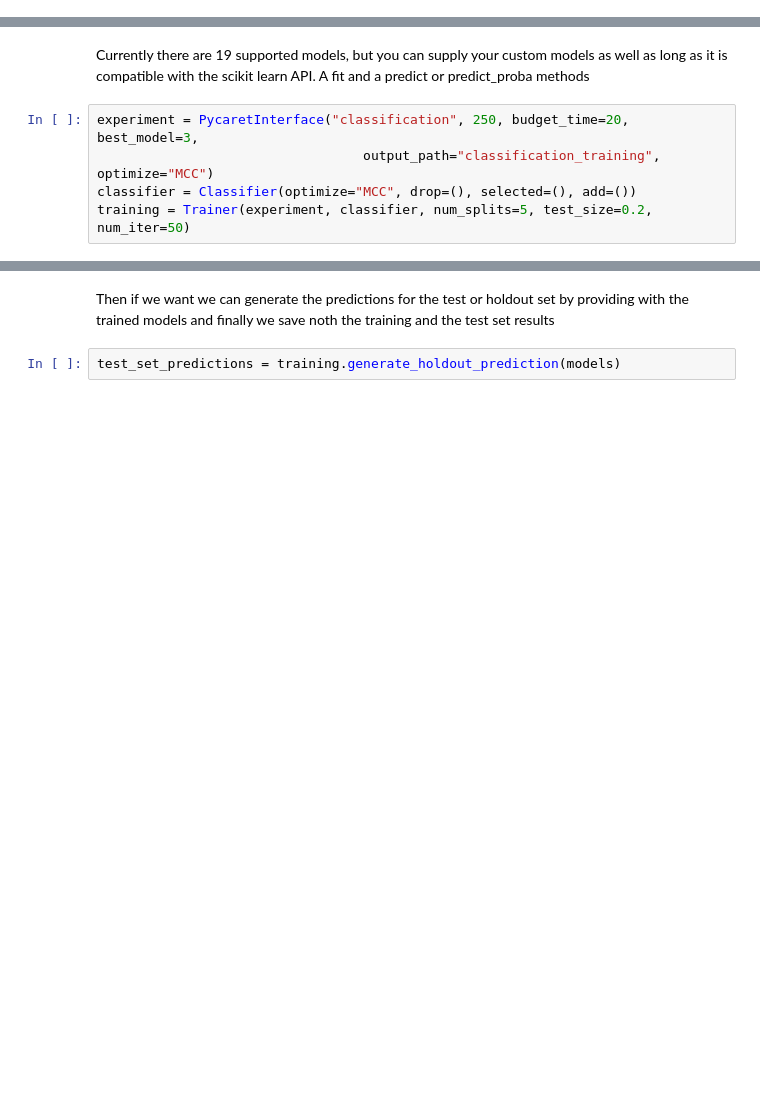
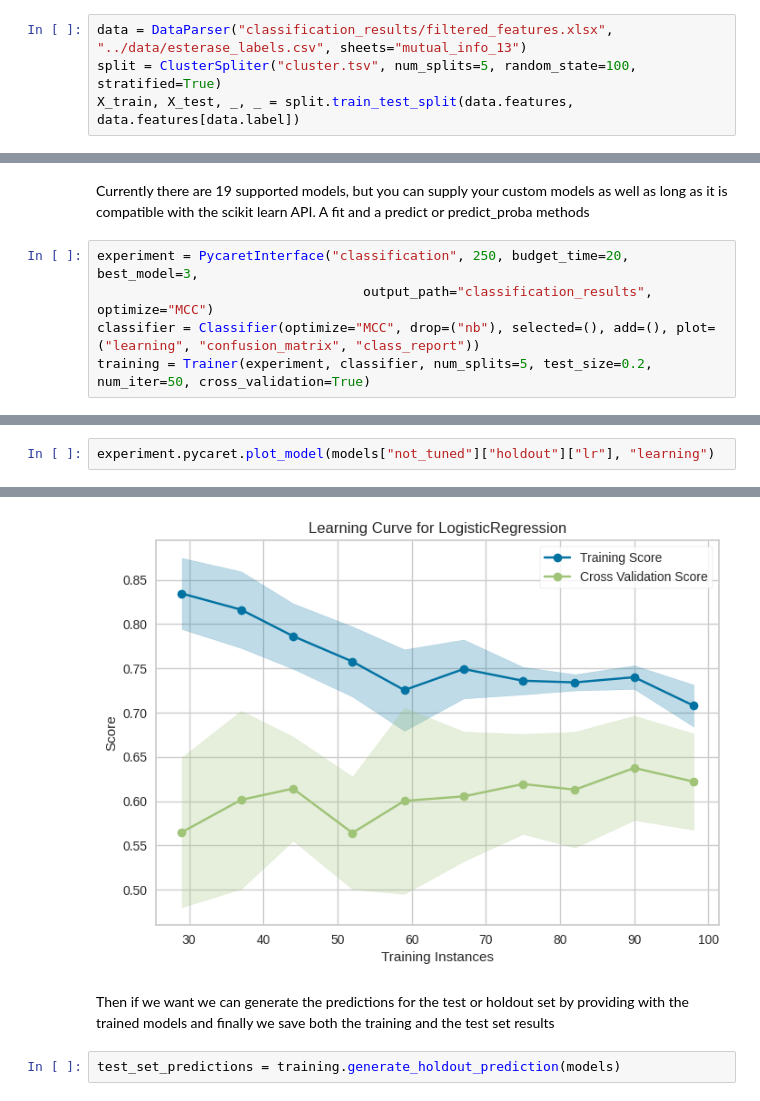
Before and after one commit to etiur/BioML, a Jupyter notebook: examples/test_end_to_end.ipynb, the cells around one changed output, grey strips where cells are left out. Drawn from its saved outputs; the diff is of its cells as text; blank space fills up the shorter version.

```diff
--- a/examples/test_end_to_end.ipynb
+++ b/examples/test_end_to_end.ipynb
@@ -266,0 +277,4 @@ plot = ("learning", "confusion_matrix", "class_report")
+# %%
+data = DataParser("classification_results/filtered_features.xlsx", "../data/esterase_labels.csv", sheets="mutual_info_13")
+split = ClusterSpliter("cluster.tsv", num_splits=5, random_state=100, stratified=True)
+X_train, X_test, _, _ = split.train_test_split(data.features, data.features[data.label])
@@ -274,7 +308,7 @@ I recommend learning more about pycaret since it does many things: https://pycar
 Currently there are 19 supported models, but you can supply your custom models as well as long as it is compatible with the scikit learn API. A fit and a predict or predict_proba methods
 # %%
 experiment = PycaretInterface("classification", 250, budget_time=20, best_model=3,
-                                  output_path="classification_training", optimize="MCC")
-classifier = Classifier(optimize="MCC", drop=(), selected=(), add=())
-training = Trainer(experiment, classifier, num_splits=5, test_size=0.2,  num_iter=50)
+                                  output_path="classification_results", optimize="MCC")
+classifier = Classifier(optimize="MCC", drop=("nb"), selected=(), add=(), plot=("learning", "confusion_matrix", "class_report"))
+training = Trainer(experiment, classifier, num_splits=5, test_size=0.2,  num_iter=50, cross_validation=True)
 # %% [output]
@@ -324,0 +364,3 @@ results["not_tuned"]["holdout"][0].head()
+# %%
+experiment.pycaret.plot_model(models["not_tuned"]["holdout"]["lr"], "learning")
+# %% [output]
@@ -325,5 +368,7 @@ results["not_tuned"]["holdout"][0].head()
+[figure, added]
 # %% [markdown]
-Then if we want we can generate the predictions for the test or holdout set by providing with the trained models and finally we save noth the training and the test set results
+Then if we want we can generate the predictions for the test or holdout set by providing with the trained models and finally
+we save both the training and the test set results
 # %%
 test_set_predictions = training.generate_holdout_prediction(models)
 # %%
```
Also changed, not shown: parts of 51 cells of this notebook, 7 other files.
